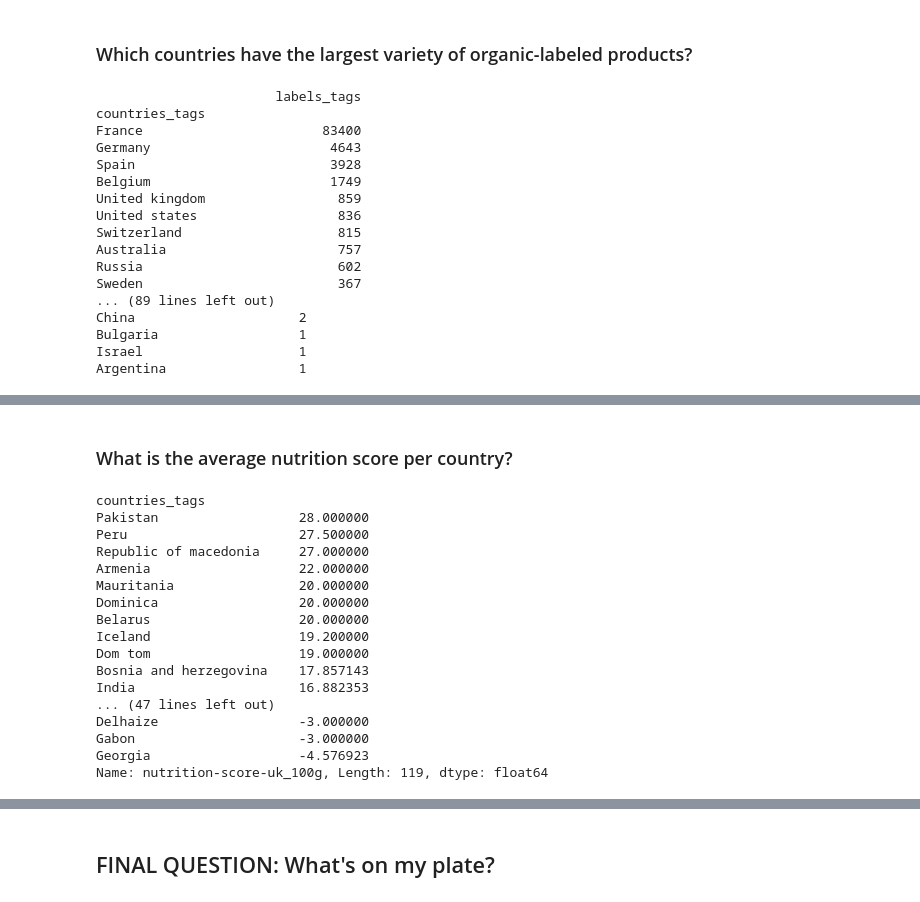
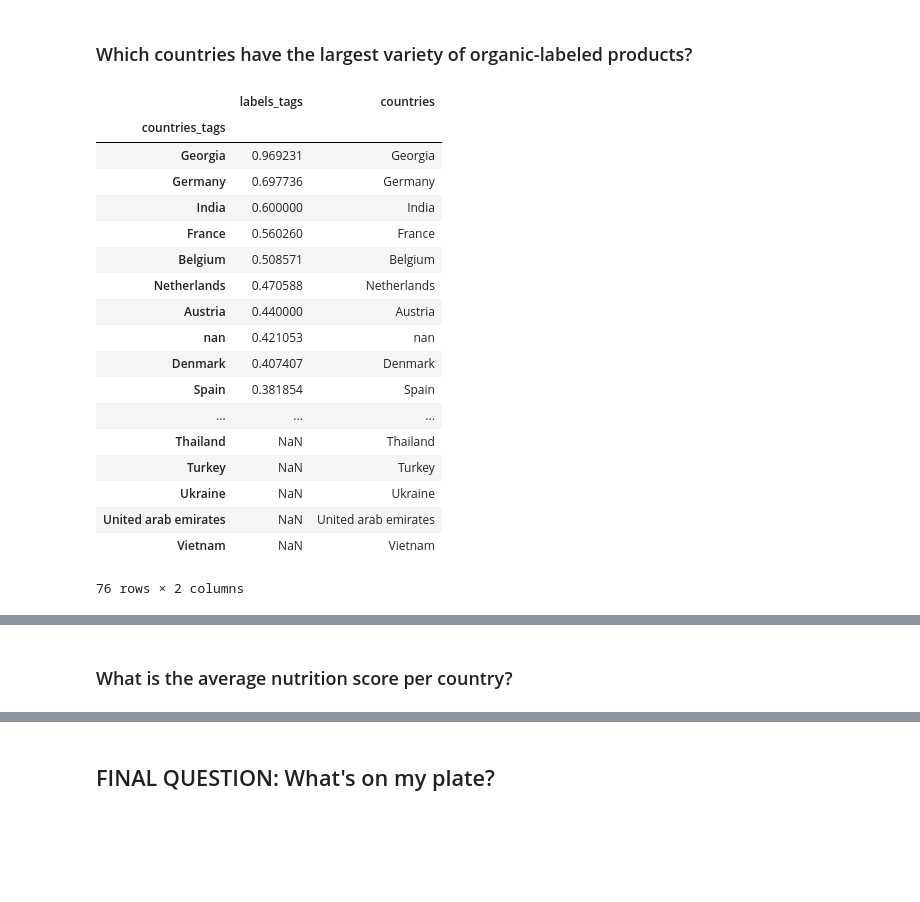
Before and after one commit to AhmedAhres/whats-on-my-plate, a Jupyter notebook: Main-Notebook.ipynb, the cells around one changed output, grey strips where cells are left out. Drawn from its saved outputs; the diff is of its cells as text; code cells hidden in the pictures; blank space fills up the shorter version.

```diff
--- a/Main-Notebook.ipynb
+++ b/Main-Notebook.ipynb
@@ -704,56 +641,58 @@ categories_not_null = current_data[current_data['categories_tags'].notnull()]
 
 # We take the rows with the label containing "organic" or "green" or "bio"
 labels_not_null_organic = labels_not_null[labels_not_null['labels_tags'].str.contains('organic|green|bio')]
 
 # We take the countries that have one of those labels
 countries_with_labels_organic = labels_not_null_organic[['labels_tags', 'countries_tags']]
 
 # We also take the number of products per country that just have a non-null label to compute a percentage
 countries_with_labels_total = labels_not_null[['labels_tags', 'countries_tags']]
 #print(countries_with_labels_total)
 
 # We group by the country and take the count of the number of organic labeled product per country
 countries_with_labels_organic = countries_with_labels_organic.groupby('countries_tags').count().sort_values(by='labels_tags', ascending=False)
 
 # We group by the country and take the count of the number of labeled product per country
 countries_with_labels_total = countries_with_labels_total.groupby('countries_tags').count().sort_values(by='labels_tags', ascending=False)
 
 # Filter the countries that have less than 10 products
 countries_with_labels_organic = countries_with_labels_organic[countries_with_labels_total.labels_tags >= 10]
 countries_with_labels_total = countries_with_labels_total[countries_with_labels_total.labels_tags >= 0]
 
-print(countries_with_labels_total)
-print(countries_with_labels_organic)
+
 
 countries_with_labels_organic_over_total = countries_with_labels_organic/countries_with_labels_total
 countries_with_labels_organic_over_total.sort_values(by = "labels_tags", ascending = False, inplace = True)
-countries_with_labels_organic_over_total.reset_index(drop=True, inplace=True)
+#countries_with_labels_organic_over_total.reset_index(drop=True, inplace=True)
+countries_with_labels_organic_over_total['countries'] = countries_with_labels_organic_over_total.index
 
+countries_with_labels_organic_over_total
 
-countries_with_labels_organic_over_total['countries_tags'] = countries_with_labels_organic_over_total.index
-countries_with_labels_organic_over_total.dropna(inplace = True)
+#countries_with_labels_organic_over_total['countries_tags'] = countries_with_labels_organic_over_total.index
+#countries_with_labels_organic_over_total.dropna(inplace = True)
 #print(countries_with_labels_organic_over_total)
 
-
 # WE SHOULD ALSO USE CATEGORIES TAGS, THEN DO A PERCENTAGE AND VISUALIZE ON A MAP IF WE HAVE ENOUGH DATA
 # %% [output]
+|  | labels_tags | countries |
+| countries_tags |  |  |
+| Georgia | 0.969231 | Georgia |
+| Germany | 0.697736 | Germany |
+| India | 0.600000 | India |
+| France | 0.560260 | France |
+| Belgium | 0.508571 | Belgium |
+| Netherlands | 0.470588 | Netherlands |
+| Austria | 0.440000 | Austria |
+| nan | 0.421053 | nan |
+| Denmark | 0.407407 | Denmark |
+| Spain | 0.381854 | Spain |
+| ... | ... | ... |
+| Thailand | NaN | Thailand |
+| Turkey | NaN | Turkey |
+| Ukraine | NaN | Ukraine |
+| United arab emirates | NaN | United arab emirates |
+| Vietnam | NaN | Vietnam |
-                       labels_tags
-countries_tags
-France                       83400
-Germany                       4643
-Spain                         3928
-Belgium                       1749
-United kingdom                 859
-United states                  836
-Switzerland                    815
-Australia                      757
-Russia                         602
-Sweden                         367
-... (89 lines left out)
-China                     2
-Bulgaria                  1
-Israel                    1
-Argentina                 1
+76 rows × 2 columns
 # %%
 country_geo = 'world-countries-curated.json'
 M = folium.Map(location=[100, 0], zoom_start=1)
@@ -770,22 +709,4 @@ M
 # %% [markdown]
 ### What is the average nutrition score per country?
 # %%
-current_data[~current_data['nutrition-score-uk_100g'].isna()].groupby('countries_tags')['nutrition-score-uk_100g'].mean().sort_values(ascending = False)
+avg_nutrition_per_country = current_data[~current_data['nutrition-score-uk_100g'].isna()].groupby('countries_tags')['nutrition-score-uk_100g'].mean().sort_values(ascending = False)
-# %% [output]
-countries_tags
-Pakistan                  28.000000
-Peru                      27.500000
-Republic of macedonia     27.000000
-Armenia                   22.000000
-Mauritania                20.000000
-Dominica                  20.000000
-Belarus                   20.000000
-Iceland                   19.200000
-Dom tom                   19.000000
-Bosnia and herzegovina    17.857143
-India                     16.882353
-... (47 lines left out)
-Delhaize                  -3.000000
-Gabon                     -3.000000
-Georgia                   -4.576923
-Name: nutrition-score-uk_100g, Length: 119, dtype: float64
```
Also changed, not shown: parts of 25 cells of this notebook, 2 other files.
